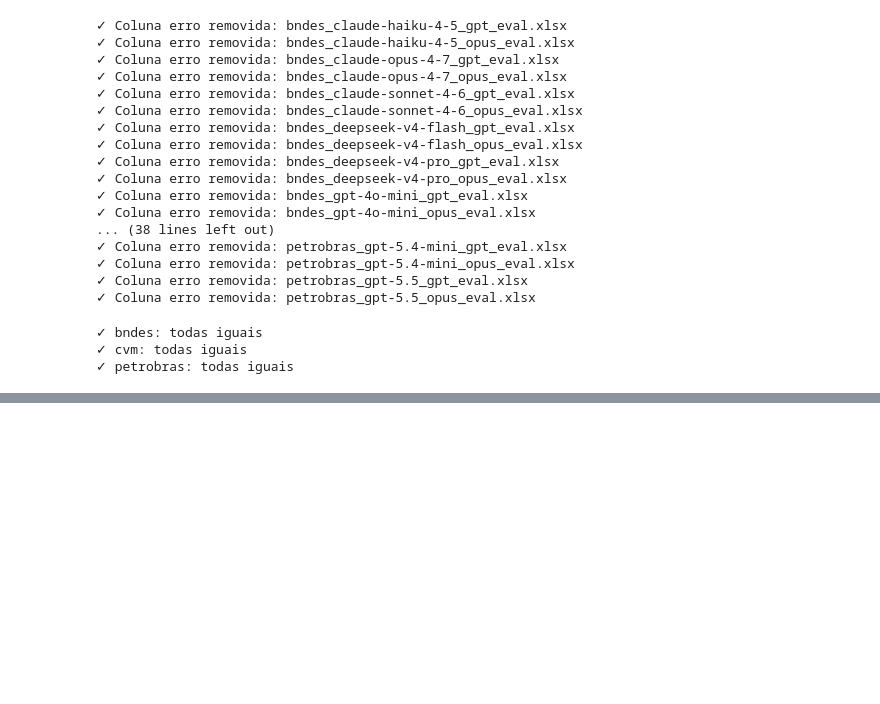
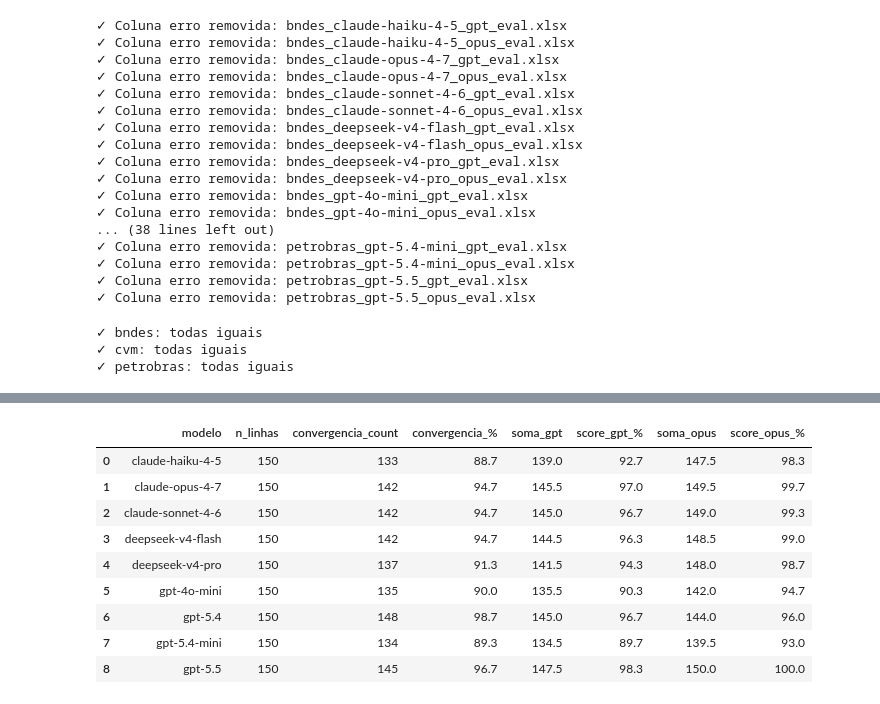
Before and after one commit to juliopatti/edital-assistant, a Jupyter notebook: evals/padronizacao/padronizacao_nomes_arquivos_llm_eval.ipynb, the cells around one changed output, grey strips where cells are left out. Drawn from its saved outputs; the diff is of its cells as text; code cells hidden in the pictures; blank space fills up the shorter version.

```diff
--- a/evals/padronizacao/padronizacao_nomes_arquivos_llm_eval.ipynb
+++ b/evals/padronizacao/padronizacao_nomes_arquivos_llm_eval.ipynb
@@ -312,0 +418,47 @@ for edital in editais:
+# %%
+rows = []
+
+df_files["modelo"] = df_files["pasta"].str.split("_", n=1).str[1]
+
+for modelo in df_files["modelo"].unique():
+    arquivos = df_files[df_files["modelo"] == modelo]
+
+    dfs = []
+    for _, row in arquivos[arquivos["novo_nome"].str.endswith("gpt_eval.xlsx")].iterrows():
+        pasta = row["pasta"]
+        caminho_gpt = lims_path / pasta / row["novo_nome"]
+        caminho_opus = lims_path / pasta / arquivos[(arquivos["pasta"] == pasta) & (arquivos["novo_nome"].str.endswith("opus_eval.xlsx"))]["novo_nome"].values[0]
+
+        df_gpt = pd.read_excel(caminho_gpt)[["avaliacao_gpt"]]
+        df_opus = pd.read_excel(caminho_opus)[["avaliacao_opus"]]
+        df_consolidado = pd.concat([df_gpt, df_opus], axis=1)
+        df_consolidado["convergencia"] = df_consolidado["avaliacao_gpt"] == df_consolidado["avaliacao_opus"]
+        dfs.append(df_consolidado)
+
+    df_modelo = pd.concat(dfs, ignore_index=True)
+    max_score = len(df_modelo) * df_modelo["avaliacao_gpt"].max()
+
+    rows.append({
+        "modelo": modelo,
+        "n_linhas": len(df_modelo),
+        "convergencia_count": df_modelo["convergencia"].sum(),
+        "convergencia_%": round(df_modelo["convergencia"].mean() * 100, 1),
+        "soma_gpt": df_modelo["avaliacao_gpt"].sum(),
+        "score_gpt_%": round(df_modelo["avaliacao_gpt"].sum() / max_score * 100, 1),
+        "soma_opus": df_modelo["avaliacao_opus"].sum(),
+        "score_opus_%": round(df_modelo["avaliacao_opus"].sum() / max_score * 100, 1),
+    })
+
+df_modelos = pd.DataFrame(rows)
+df_modelos
+# %% [output]
+|  | modelo | n_linhas | convergencia_count | convergencia_% | soma_gpt | score_gpt_% | soma_opus | score_opus_% |
+| 0 | claude-haiku-4-5 | 150 | 133 | 88.7 | 139.0 | 92.7 | 147.5 | 98.3 |
+| 1 | claude-opus-4-7 | 150 | 142 | 94.7 | 145.5 | 97.0 | 149.5 | 99.7 |
+| 2 | claude-sonnet-4-6 | 150 | 142 | 94.7 | 145.0 | 96.7 | 149.0 | 99.3 |
+| 3 | deepseek-v4-flash | 150 | 142 | 94.7 | 144.5 | 96.3 | 148.5 | 99.0 |
+| 4 | deepseek-v4-pro | 150 | 137 | 91.3 | 141.5 | 94.3 | 148.0 | 98.7 |
+| 5 | gpt-4o-mini | 150 | 135 | 90.0 | 135.5 | 90.3 | 142.0 | 94.7 |
+| 6 | gpt-5.4 | 150 | 148 | 98.7 | 145.0 | 96.7 | 144.0 | 96.0 |
+| 7 | gpt-5.4-mini | 150 | 134 | 89.3 | 134.5 | 89.7 | 139.5 | 93.0 |
+| 8 | gpt-5.5 | 150 | 145 | 96.7 | 147.5 | 98.3 | 150.0 | 100.0 |
```
Also changed, not shown: parts of 7 cells of this notebook, 30 other files.
